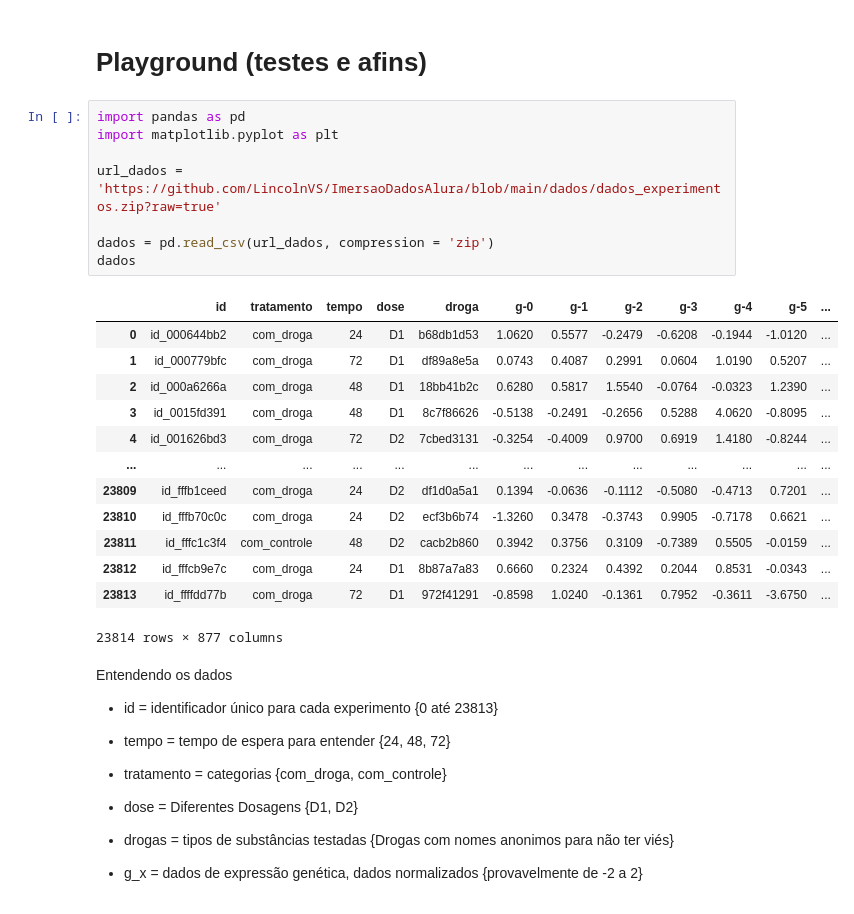
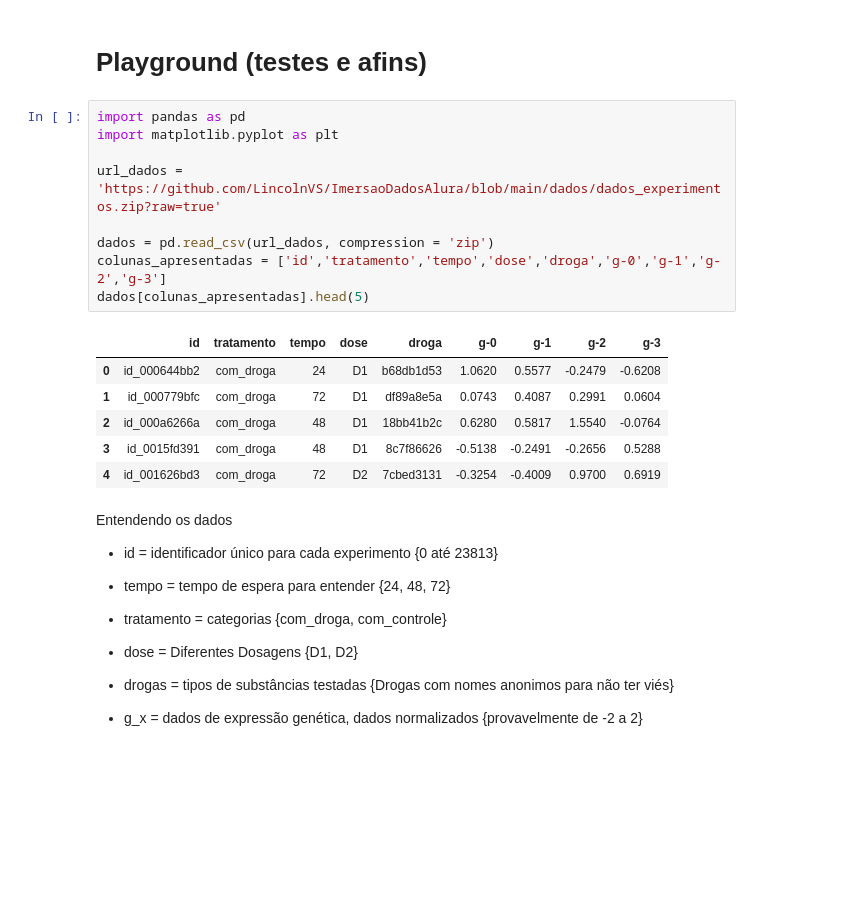
Before and after one commit to LincolnVS/ImersaoDadosAlura, a Jupyter notebook: Aula_01.ipynb, the cells around one changed output. Saved outputs shown, nothing was run; the diff lists cells and outputs as text; blank space fills up the shorter version.

```diff
--- a/Aula_01.ipynb
+++ b/Aula_01.ipynb
@@ -282,25 +282,19 @@ dados
 # %%
 import pandas as pd
 import matplotlib.pyplot as plt
 
 url_dados = 'https://github.com/LincolnVS/ImersaoDadosAlura/blob/main/dados/dados_experimentos.zip?raw=true'
 
 dados = pd.read_csv(url_dados, compression = 'zip')
-dados
+colunas_apresentadas = ['id','tratamento','tempo','dose','droga','g-0','g-1','g-2','g-3']
+dados[colunas_apresentadas].head(5)
 # %% [output]
-|  | id | tratamento | tempo | dose | droga | g-0 | g-1 | g-2 | g-3 | g-4 | g-5 | ... |
-| 0 | id_000644bb2 | com_droga | 24 | D1 | b68db1d53 | 1.0620 | 0.5577 | -0.2479 | -0.6208 | -0.1944 | -1.0120 | ... |
-| 1 | id_000779bfc | com_droga | 72 | D1 | df89a8e5a | 0.0743 | 0.4087 | 0.2991 | 0.0604 | 1.0190 | 0.5207 | ... |
-| 2 | id_000a6266a | com_droga | 48 | D1 | 18bb41b2c | 0.6280 | 0.5817 | 1.5540 | -0.0764 | -0.0323 | 1.2390 | ... |
-| 3 | id_0015fd391 | com_droga | 48 | D1 | 8c7f86626 | -0.5138 | -0.2491 | -0.2656 | 0.5288 | 4.0620 | -0.8095 | ... |
-| 4 | id_001626bd3 | com_droga | 72 | D2 | 7cbed3131 | -0.3254 | -0.4009 | 0.9700 | 0.6919 | 1.4180 | -0.8244 | ... |
-| ... | ... | ... | ... | ... | ... | ... | ... | ... | ... | ... | ... | ... |
-| 23809 | id_fffb1ceed | com_droga | 24 | D2 | df1d0a5a1 | 0.1394 | -0.0636 | -0.1112 | -0.5080 | -0.4713 | 0.7201 | ... |
-| 23810 | id_fffb70c0c | com_droga | 24 | D2 | ecf3b6b74 | -1.3260 | 0.3478 | -0.3743 | 0.9905 | -0.7178 | 0.6621 | ... |
-| 23811 | id_fffc1c3f4 | com_controle | 48 | D2 | cacb2b860 | 0.3942 | 0.3756 | 0.3109 | -0.7389 | 0.5505 | -0.0159 | ... |
-| 23812 | id_fffcb9e7c | com_droga | 24 | D1 | 8b87a7a83 | 0.6660 | 0.2324 | 0.4392 | 0.2044 | 0.8531 | -0.0343 | ... |
-| 23813 | id_ffffdd77b | com_droga | 72 | D1 | 972f41291 | -0.8598 | 1.0240 | -0.1361 | 0.7952 | -0.3611 | -3.6750 | ... |
+|  | id | tratamento | tempo | dose | droga | g-0 | g-1 | g-2 | g-3 |
+| 0 | id_000644bb2 | com_droga | 24 | D1 | b68db1d53 | 1.0620 | 0.5577 | -0.2479 | -0.6208 |
+| 1 | id_000779bfc | com_droga | 72 | D1 | df89a8e5a | 0.0743 | 0.4087 | 0.2991 | 0.0604 |
+| 2 | id_000a6266a | com_droga | 48 | D1 | 18bb41b2c | 0.6280 | 0.5817 | 1.5540 | -0.0764 |
+| 3 | id_0015fd391 | com_droga | 48 | D1 | 8c7f86626 | -0.5138 | -0.2491 | -0.2656 | 0.5288 |
+| 4 | id_001626bd3 | com_droga | 72 | D2 | 7cbed3131 | -0.3254 | -0.4009 | 0.9700 | 0.6919 |
-23814 rows × 877 columns
 # %% [markdown]
 Entendendo os dados
 
```
Also changed, not shown: parts of 2 cells of this notebook.
